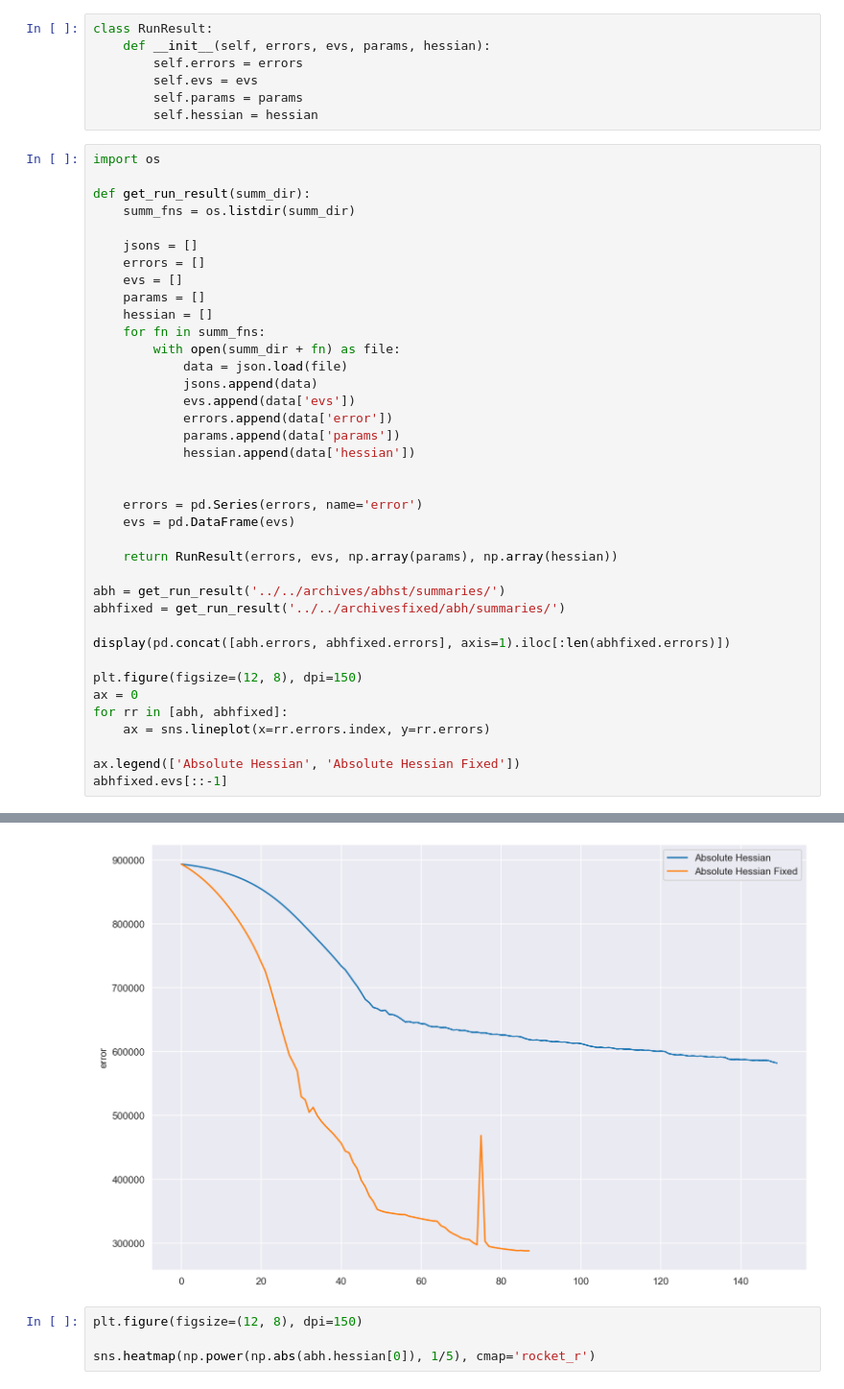
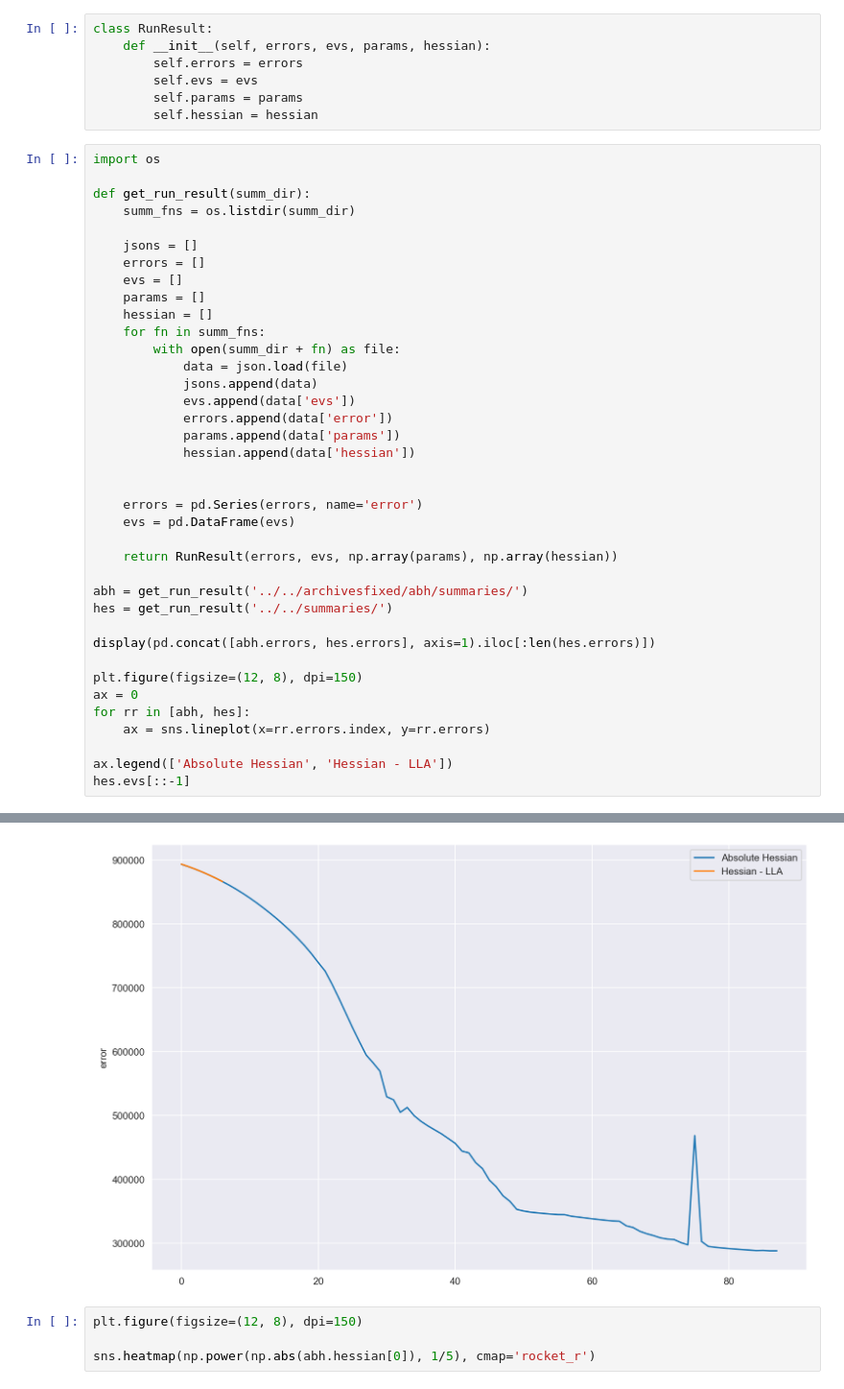
Before and after one commit to BluSteve/STYau122, a Jupyter notebook: python/styau/Analysis.ipynb, the cells around one changed output, grey strips where cells are left out. Shown at 96% size. Cells and saved outputs as stored; diff of their text form.

```diff
--- a/python/styau/Analysis.ipynb
+++ b/python/styau/Analysis.ipynb
@@ -40,17 +40,17 @@ def get_run_result(summ_dir):
 
     return RunResult(errors, evs, np.array(params), np.array(hessian))
 
-abh = get_run_result('../../archives/abhst/summaries/')
-abhfixed = get_run_result('../../archivesfixed/abh/summaries/')
+abh = get_run_result('../../archivesfixed/abh/summaries/')
+hes = get_run_result('../../summaries/')
 
-display(pd.concat([abh.errors, abhfixed.errors], axis=1).iloc[:len(abhfixed.errors)])
+display(pd.concat([abh.errors, hes.errors], axis=1).iloc[:len(hes.errors)])
 
 plt.figure(figsize=(12, 8), dpi=150)
 ax = 0
-for rr in [abh, abhfixed]:
+for rr in [abh, hes]:
     ax = sns.lineplot(x=rr.errors.index, y=rr.errors)
 
-ax.legend(['Absolute Hessian', 'Absolute Hessian Fixed'])
-abhfixed.evs[::-1]
+ax.legend(['Absolute Hessian', 'Hessian - LLA'])
+hes.evs[::-1]
 # %% [output]
 |  | error | error |
@@ -90,4 +72,4 @@ abhfixed.evs[::-1]
-[figure, old version]
+[figure, new version]
 # %%
 plt.figure(figsize=(12, 8), dpi=150)
 
```
Also changed, not shown: parts of 4 cells of this notebook, 1 other file.
